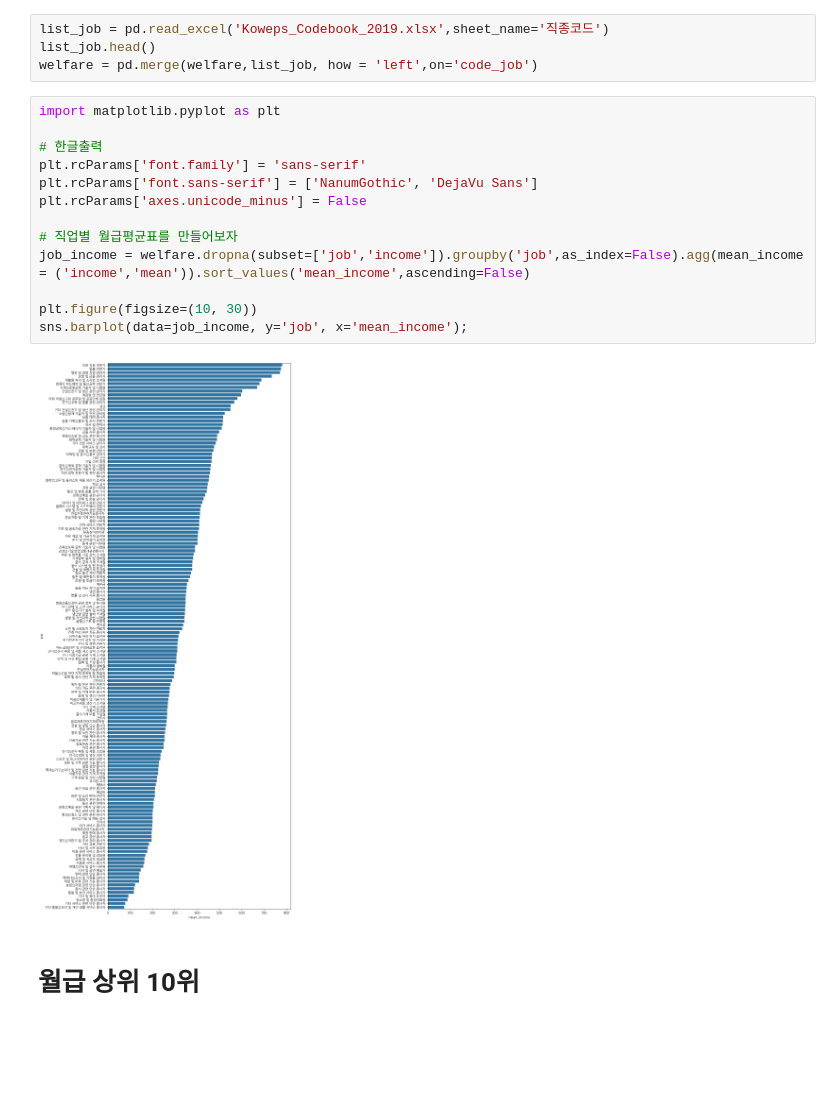
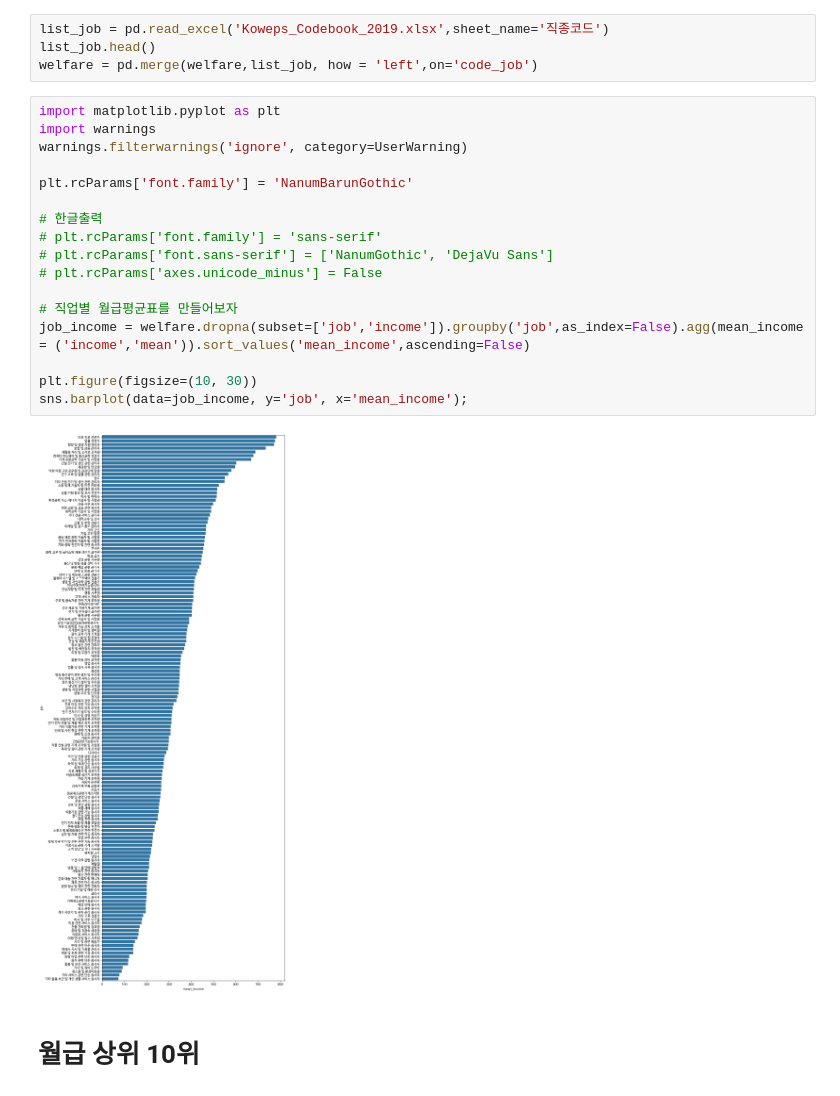
Before and after one commit to brave0duck/easy_python, a Jupyter notebook: z-09.project.ipynb, the cells around one changed output. Saved outputs shown, nothing was run; the diff lists cells and outputs as text; blank space fills up the shorter version.

```diff
--- a/z-09.project.ipynb
+++ b/z-09.project.ipynb
@@ -114,19 +125,23 @@ list_job.head()
 welfare = pd.merge(welfare,list_job, how = 'left',on='code_job')
 # %%
 import matplotlib.pyplot as plt
+import warnings
+warnings.filterwarnings('ignore', category=UserWarning)
+
+plt.rcParams['font.family'] = 'NanumBarunGothic'
 
 # 한글출력
-plt.rcParams['font.family'] = 'sans-serif'
-plt.rcParams['font.sans-serif'] = ['NanumGothic', 'DejaVu Sans']
-plt.rcParams['axes.unicode_minus'] = False
+# plt.rcParams['font.family'] = 'sans-serif'
+# plt.rcParams['font.sans-serif'] = ['NanumGothic', 'DejaVu Sans']
+# plt.rcParams['axes.unicode_minus'] = False
 
 # 직업별 월급평균표를 만들어보자
 job_income = welfare.dropna(subset=['job','income']).groupby('job',as_index=False).agg(mean_income = ('income','mean')).sort_values('mean_income',ascending=False)
 
 plt.figure(figsize=(10, 30))
 sns.barplot(data=job_income, y='job', x='mean_income');
 # %% [output]
-[figure, old version]
+[figure, new version]
 # %% [markdown]
 # 월급 상위 10위
 # %%
```
Also changed, not shown: parts of 5 cells of this notebook.
